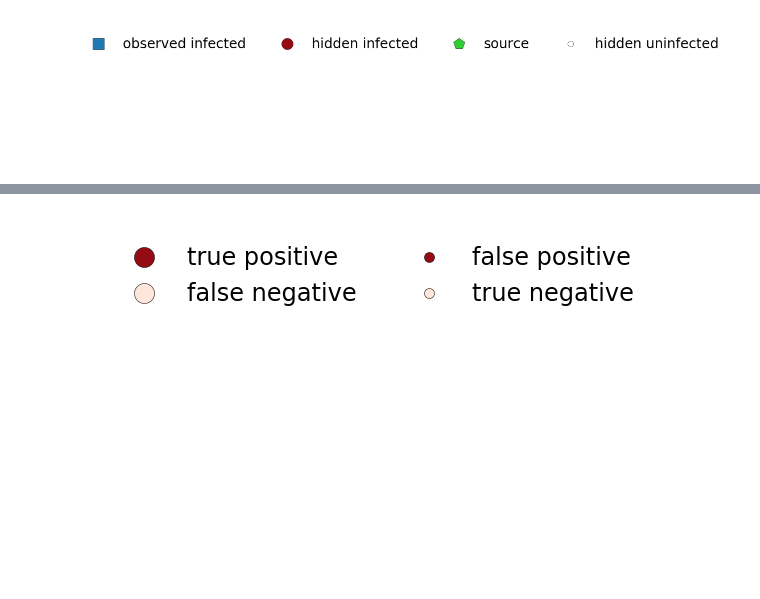
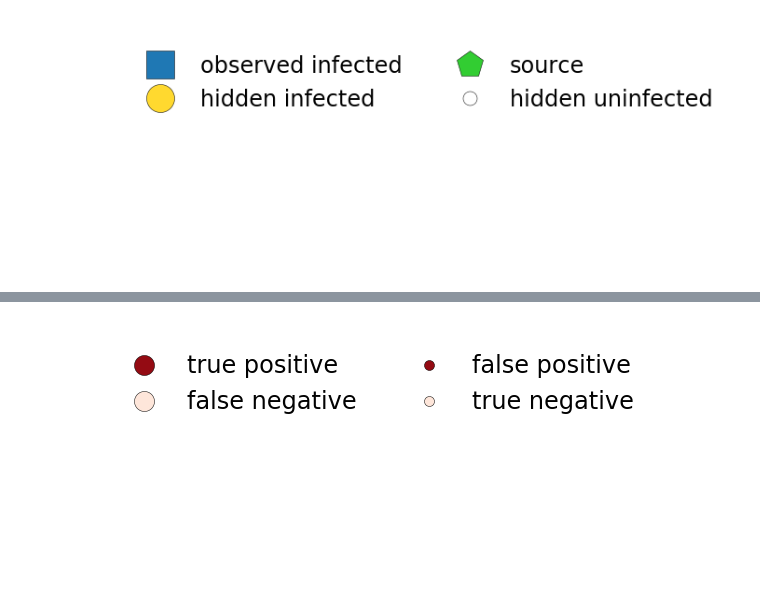
Before and after one commit to xiaohan2012/cascade-reconstruction-by-tree-samples, a Jupyter notebook: legend_and_colorbars.ipynb, the cells around one changed output, grey strips where cells are left out. Drawn from its saved outputs; the diff is of its cells as text; code cells hidden in the pictures; blank space fills up the shorter version.

```diff
--- a/legend_and_colorbars.ipynb
+++ b/legend_and_colorbars.ipynb
@@ -36,10 +36,10 @@ def plot_legend(appearance_configs, labels, output, ncols=2):
 # plt.show()
 # %%
 appearance_configs = [
-    (COLOR_BLUE, 's', 20), (COLOR_DARK_RED, 'o', 20),
-    (COLOR_GREEN, 'p', 20), (COLOR_WHITE, 'o', 10)
+    (COLOR_BLUE, 's', 30), (COLOR_YELLOW, 'o', 30),
+    (COLOR_GREEN, 'p', 30), (COLOR_WHITE, 'o', 15)
 ]
 labels = ['observed infected', 'hidden infected', 'source', 'hidden uninfected']
-plot_legend(appearance_configs, labels, 'figs/case-study/ground_truth_legend.pdf', ncols=4)
+plot_legend(appearance_configs, labels, 'figs/case-study/ground_truth_legend.png', ncols=2)
 # %% [output]
-[figure, old version]
+[figure, new version]
```
Also changed, not shown: parts of 10 cells of this notebook, 16 other files.
